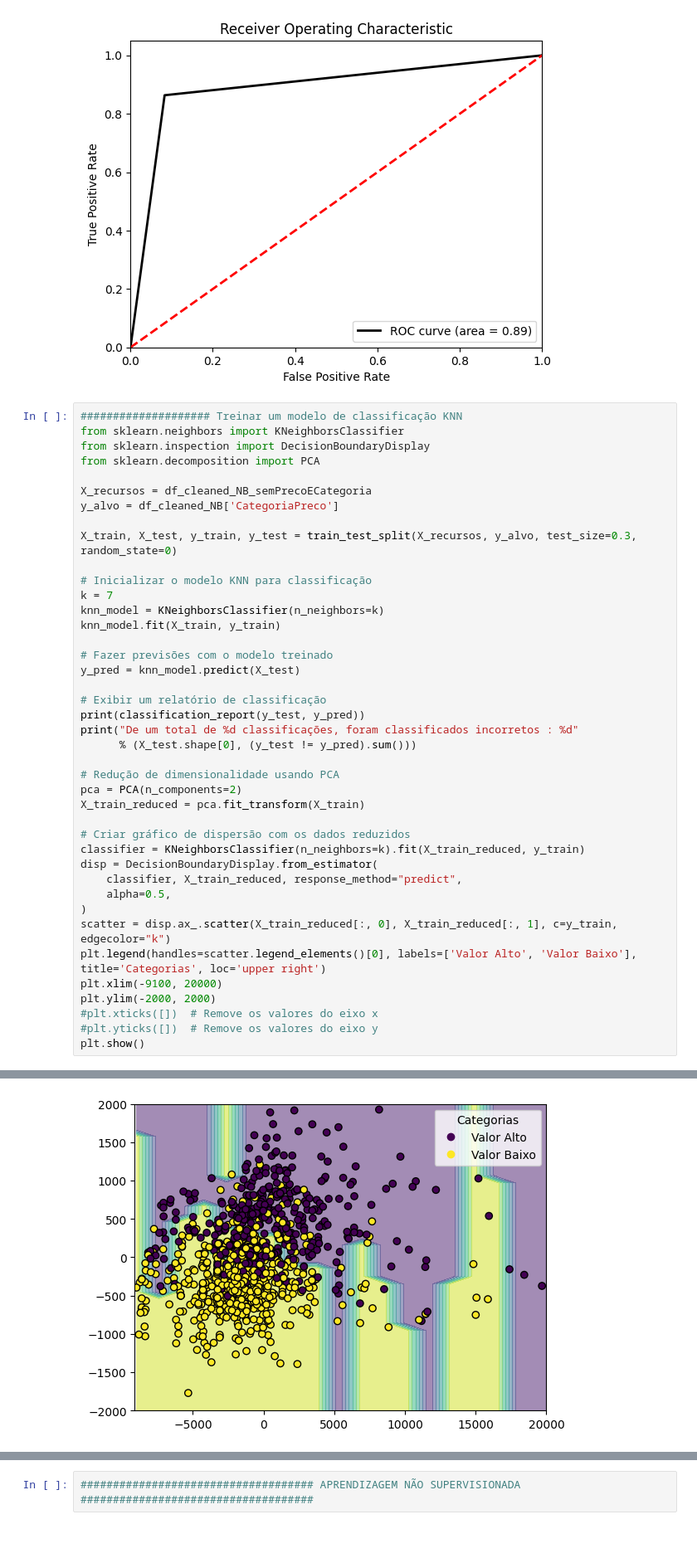
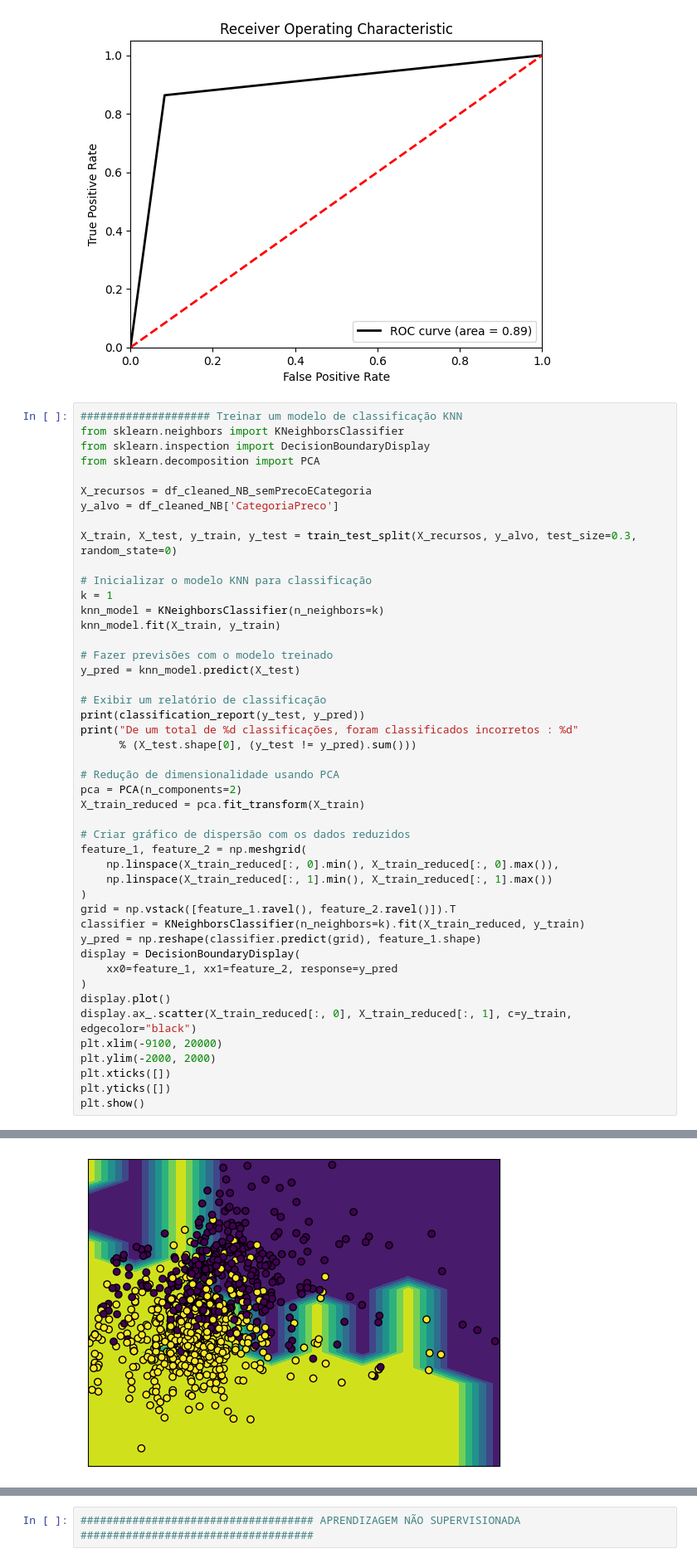
Before and after one commit to ghccalanzani/AnaliseDeDados, a Jupyter notebook: Entrega C3/AtividadeC3.ipynb, the cells around one changed output, grey strips where cells are left out. Shown: that part at 83% size. Saved outputs shown, nothing was run; the diff lists cells and outputs as text; blank space fills up the shorter version.

```diff
--- a/Entrega C3/AtividadeC3.ipynb
+++ b/Entrega C3/AtividadeC3.ipynb
@@ -346,7 +346,7 @@ y_alvo = df_cleaned_NB['CategoriaPreco']
 X_train, X_test, y_train, y_test = train_test_split(X_recursos, y_alvo, test_size=0.3, random_state=0)
 
 # Inicializar o modelo KNN para classificação
-k = 7
+k = 1
 knn_model = KNeighborsClassifier(n_neighbors=k)
 knn_model.fit(X_train, y_train)
 
@@ -363,17 +363,22 @@ pca = PCA(n_components=2)
 X_train_reduced = pca.fit_transform(X_train)
 
 # Criar gráfico de dispersão com os dados reduzidos
+feature_1, feature_2 = np.meshgrid(
+    np.linspace(X_train_reduced[:, 0].min(), X_train_reduced[:, 0].max()),
+    np.linspace(X_train_reduced[:, 1].min(), X_train_reduced[:, 1].max())
+)
+grid = np.vstack([feature_1.ravel(), feature_2.ravel()]).T
 classifier = KNeighborsClassifier(n_neighbors=k).fit(X_train_reduced, y_train)
-disp = DecisionBoundaryDisplay.from_estimator(
-    classifier, X_train_reduced, response_method="predict",
-    alpha=0.5,
+y_pred = np.reshape(classifier.predict(grid), feature_1.shape)
+display = DecisionBoundaryDisplay(
+    xx0=feature_1, xx1=feature_2, response=y_pred
 )
-scatter = disp.ax_.scatter(X_train_reduced[:, 0], X_train_reduced[:, 1], c=y_train, edgecolor="k")
-plt.legend(handles=scatter.legend_elements()[0], labels=['Valor Alto', 'Valor Baixo'], title='Categorias', loc='upper right')
+display.plot()
+display.ax_.scatter(X_train_reduced[:, 0], X_train_reduced[:, 1], c=y_train, edgecolor="black")
 plt.xlim(-9100, 20000)
 plt.ylim(-2000, 2000)
-#plt.xticks([])  # Remove os valores do eixo x
-#plt.yticks([])  # Remove os valores do eixo y
+plt.xticks([])
+plt.yticks([])
 plt.show()
 # %% [output]
               precision    recall  f1-score   support
@@ -389 +394 @@ De um total de 420 classificações, foram classificados incorretos : 81
-[figure, old version]
+[figure, new version]
```
Also changed, not shown: parts of 3 cells of this notebook.
